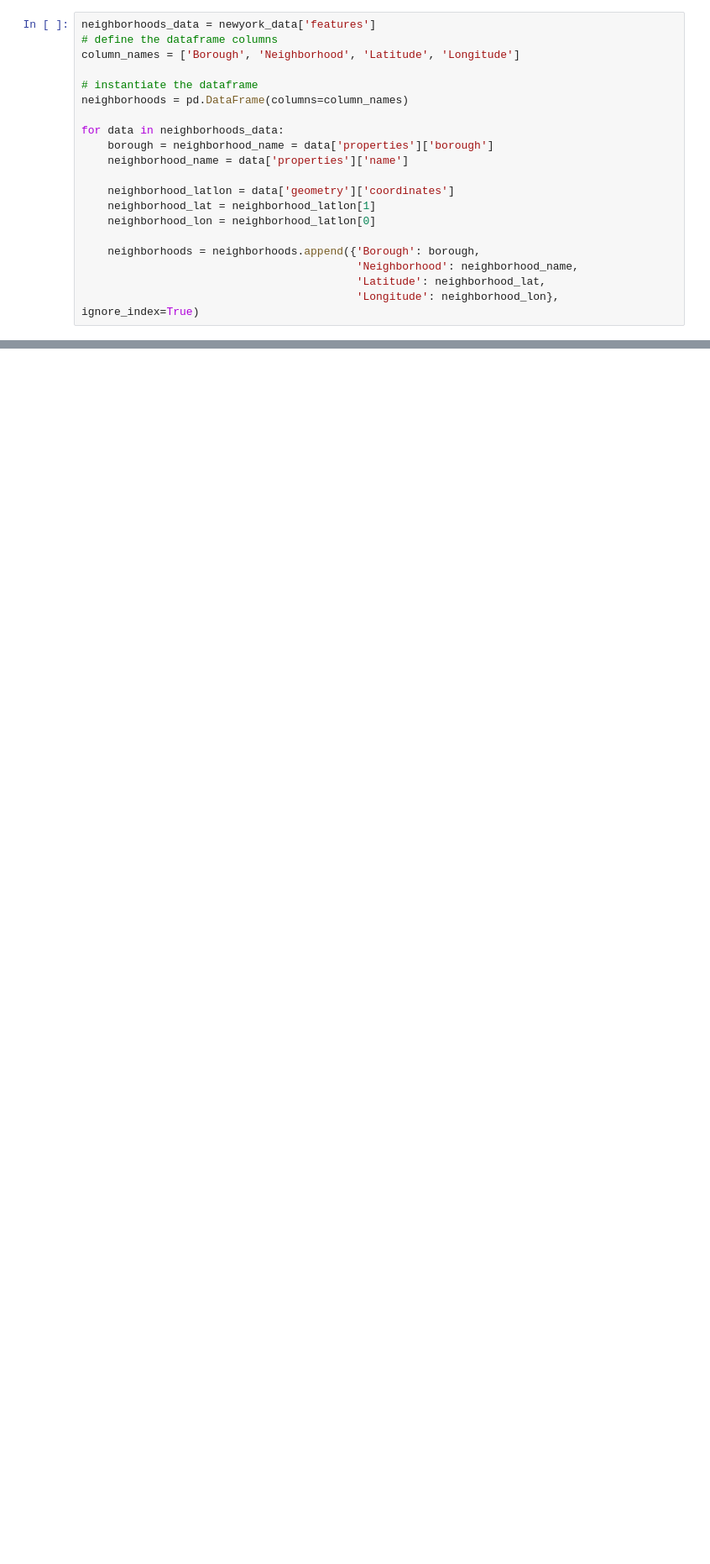
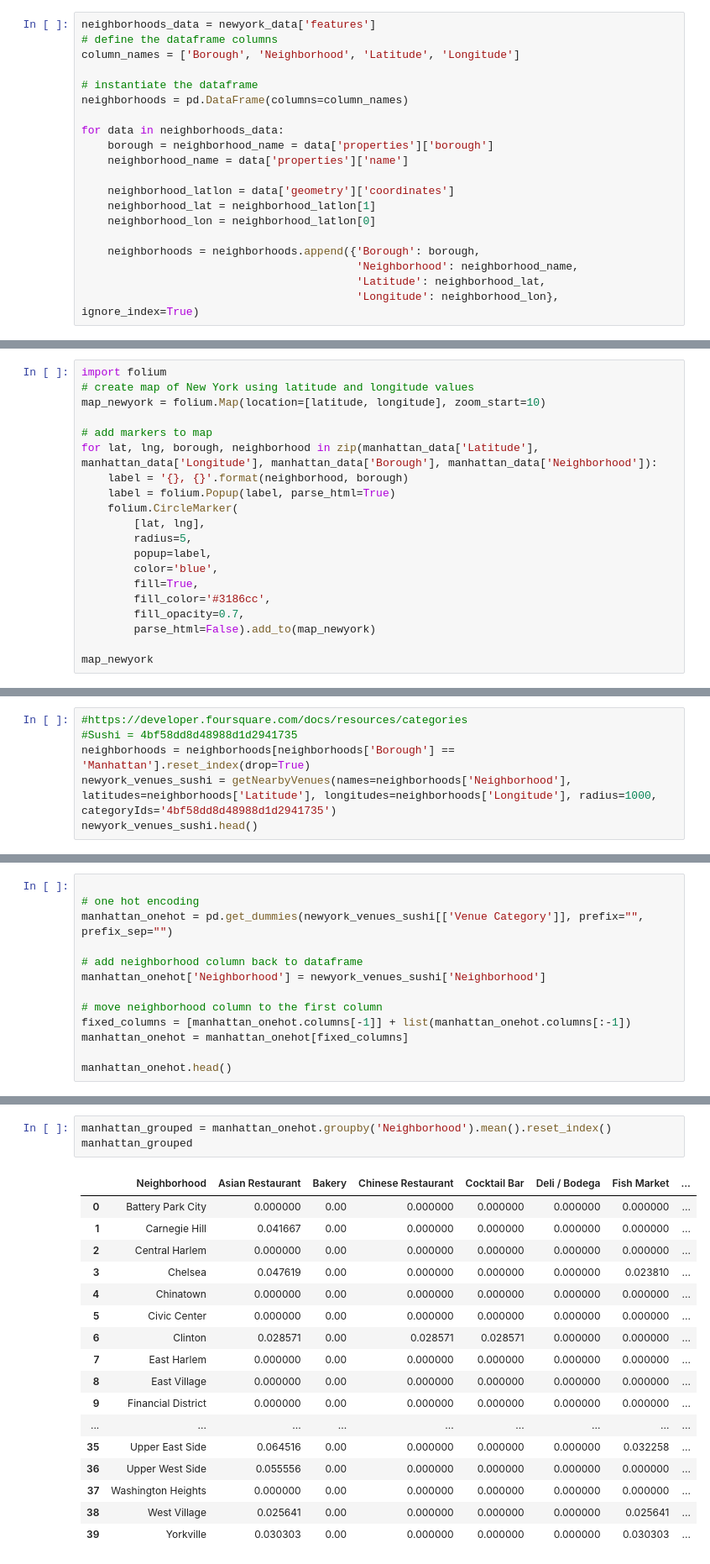
Before and after one commit to z-scientist-ai/Coursera_Capstone, a Jupyter notebook: Applied Data Science Capstone Week 4 -new york.ipynb, the cells around one changed output, grey strips where cells are left out. Shown at 84% size. Cells and saved outputs as stored; diff of their text form; blank space fills up the shorter version.

```diff
--- a/Applied Data Science Capstone Week 4 -new york.ipynb
+++ b/Applied Data Science Capstone Week 4 -new york.ipynb
@@ -146,0 +172,20 @@ for data in neighborhoods_data:
+# %%
+import folium
+# create map of New York using latitude and longitude values
+map_newyork = folium.Map(location=[latitude, longitude], zoom_start=10)
+
+# add markers to map
+for lat, lng, borough, neighborhood in zip(manhattan_data['Latitude'], manhattan_data['Longitude'], manhattan_data['Borough'], manhattan_data['Neighborhood']):
+    label = '{}, {}'.format(neighborhood, borough)
+    label = folium.Popup(label, parse_html=True)
+    folium.CircleMarker(
+        [lat, lng],
+        radius=5,
+        popup=label,
+        color='blue',
+        fill=True,
+        fill_color='#3186cc',
+        fill_opacity=0.7,
+        parse_html=False).add_to(map_newyork)
+
+map_newyork
@@ -146,0 +257,6 @@ for data in neighborhoods_data:
+# %%
+#https://developer.foursquare.com/docs/resources/categories
+#Sushi = 4bf58dd8d48988d1d2941735
+neighborhoods = neighborhoods[neighborhoods['Borough'] == 'Manhattan'].reset_index(drop=True)
+newyork_venues_sushi = getNearbyVenues(names=neighborhoods['Neighborhood'], latitudes=neighborhoods['Latitude'], longitudes=neighborhoods['Longitude'], radius=1000, categoryIds='4bf58dd8d48988d1d2941735')
+newyork_venues_sushi.head()
@@ -146,0 +330,13 @@ for data in neighborhoods_data:
+# %%
+
+# one hot encoding
+manhattan_onehot = pd.get_dummies(newyork_venues_sushi[['Venue Category']], prefix="", prefix_sep="")
+
+# add neighborhood column back to dataframe
+manhattan_onehot['Neighborhood'] = newyork_venues_sushi['Neighborhood']
+
+# move neighborhood column to the first column
+fixed_columns = [manhattan_onehot.columns[-1]] + list(manhattan_onehot.columns[:-1])
+manhattan_onehot = manhattan_onehot[fixed_columns]
+
+manhattan_onehot.head()
@@ -146,0 +350,21 @@ for data in neighborhoods_data:
+# %%
+manhattan_grouped = manhattan_onehot.groupby('Neighborhood').mean().reset_index()
+manhattan_grouped
+# %% [output]
+|  | Neighborhood | Asian Restaurant | Bakery | Chinese Restaurant | Cocktail Bar | Deli / Bodega | Fish Market | ... |
+| 0 | Battery Park City | 0.000000 | 0.00 | 0.000000 | 0.000000 | 0.000000 | 0.000000 | ... |
+| 1 | Carnegie Hill | 0.041667 | 0.00 | 0.000000 | 0.000000 | 0.000000 | 0.000000 | ... |
+| 2 | Central Harlem | 0.000000 | 0.00 | 0.000000 | 0.000000 | 0.000000 | 0.000000 | ... |
+| 3 | Chelsea | 0.047619 | 0.00 | 0.000000 | 0.000000 | 0.000000 | 0.023810 | ... |
+| 4 | Chinatown | 0.000000 | 0.00 | 0.000000 | 0.000000 | 0.000000 | 0.000000 | ... |
+| 5 | Civic Center | 0.000000 | 0.00 | 0.000000 | 0.000000 | 0.000000 | 0.000000 | ... |
+| 6 | Clinton | 0.028571 | 0.00 | 0.028571 | 0.028571 | 0.000000 | 0.000000 | ... |
+| 7 | East Harlem | 0.000000 | 0.00 | 0.000000 | 0.000000 | 0.000000 | 0.000000 | ... |
+| 8 | East Village | 0.000000 | 0.00 | 0.000000 | 0.000000 | 0.000000 | 0.000000 | ... |
+| 9 | Financial District | 0.000000 | 0.00 | 0.000000 | 0.000000 | 0.000000 | 0.000000 | ... |
+| ... | ... | ... | ... | ... | ... | ... | ... | ... |
+| 35 | Upper East Side | 0.064516 | 0.00 | 0.000000 | 0.000000 | 0.000000 | 0.032258 | ... |
+| 36 | Upper West Side | 0.055556 | 0.00 | 0.000000 | 0.000000 | 0.000000 | 0.000000 | ... |
+| 37 | Washington Heights | 0.000000 | 0.00 | 0.000000 | 0.000000 | 0.000000 | 0.000000 | ... |
+| 38 | West Village | 0.025641 | 0.00 | 0.000000 | 0.000000 | 0.000000 | 0.025641 | ... |
+| 39 | Yorkville | 0.030303 | 0.00 | 0.000000 | 0.000000 | 0.000000 | 0.030303 | ... |
```
Also changed, not shown: parts of 34 cells of this notebook.
